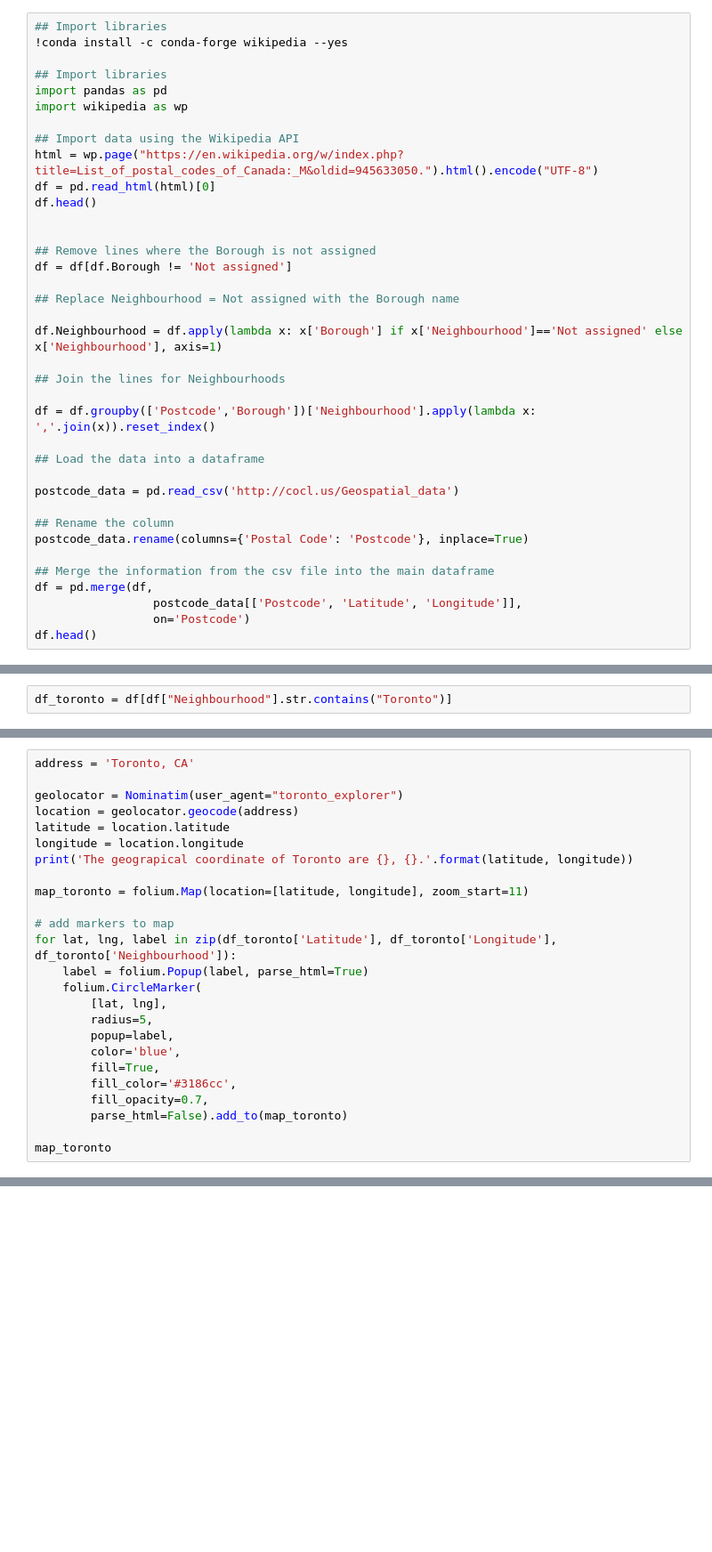
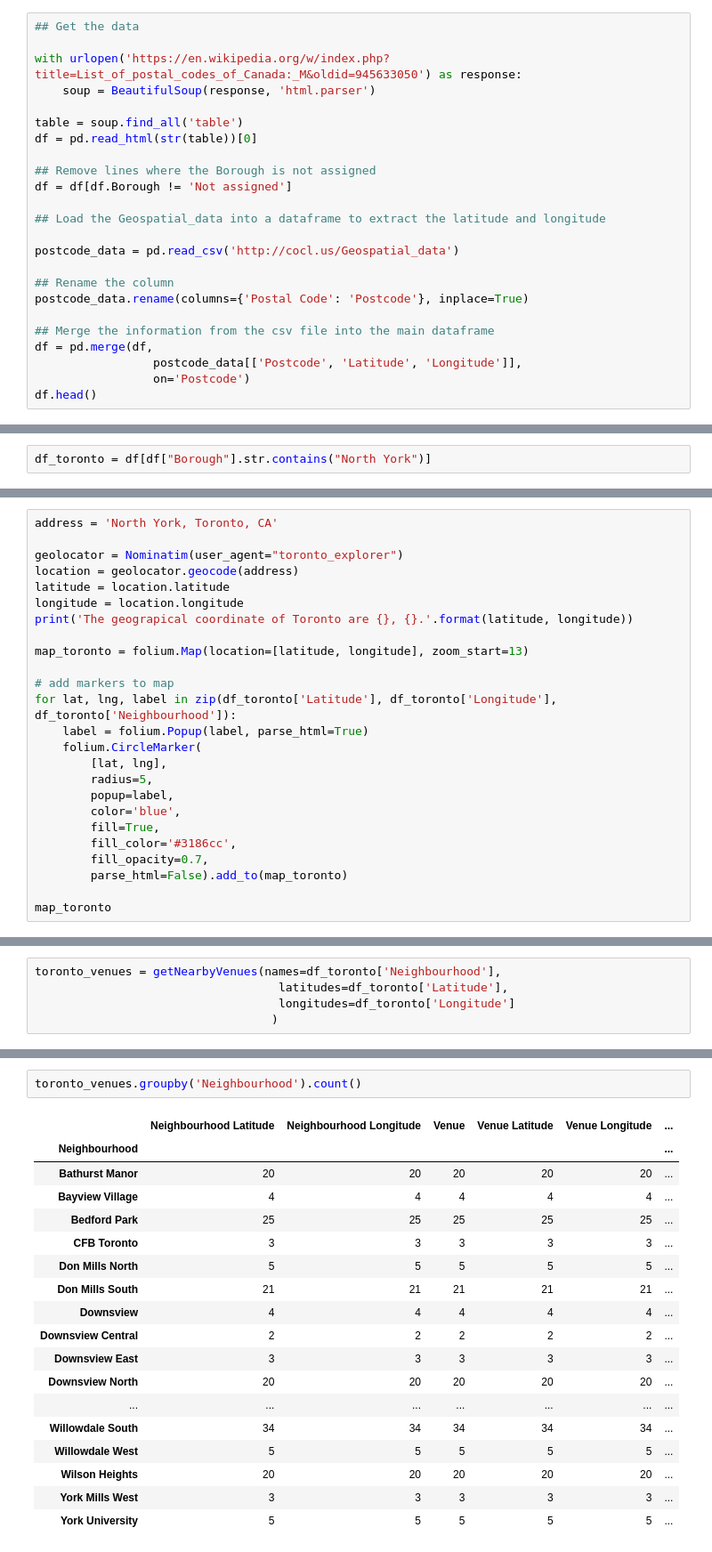
Before and after one commit to lpfpires/Applied-Data-Science-Capstone, a Jupyter notebook: Explore and cluster.ipynb, the cells around one changed output, grey strips where cells are left out. Shown at 89% size. Saved outputs shown, nothing was run; the diff lists cells and outputs as text; blank space fills up the shorter version.

```diff
--- a/Explore and cluster.ipynb
+++ b/Explore and cluster.ipynb
@@ -3,29 +71,16 @@
 # %%
-## Import libraries
-!conda install -c conda-forge wikipedia --yes
+## Get the data
 
-## Import libraries
-import pandas as pd
-import wikipedia as wp
+with urlopen('https://en.wikipedia.org/w/index.php?title=List_of_postal_codes_of_Canada:_M&oldid=945633050') as response:
+    soup = BeautifulSoup(response, 'html.parser')
 
-## Import data using the Wikipedia API
-html = wp.page("https://en.wikipedia.org/w/index.php?title=List_of_postal_codes_of_Canada:_M&oldid=945633050.").html().encode("UTF-8")
-df = pd.read_html(html)[0]
-df.head()
-
+table = soup.find_all('table')
+df = pd.read_html(str(table))[0]
 
 ## Remove lines where the Borough is not assigned
 df = df[df.Borough != 'Not assigned']
 
-## Replace Neighbourhood = Not assigned with the Borough name
-
-df.Neighbourhood = df.apply(lambda x: x['Borough'] if x['Neighbourhood']=='Not assigned' else x['Neighbourhood'], axis=1)
-
-## Join the lines for Neighbourhoods
-
-df = df.groupby(['Postcode','Borough'])['Neighbourhood'].apply(lambda x: ','.join(x)).reset_index()
-
-## Load the data into a dataframe
+## Load the Geospatial_data into a dataframe to extract the latitude and longitude
 
 postcode_data = pd.read_csv('http://cocl.us/Geospatial_data')
 
@@ -42,2 +106,2 @@ Solving environment: |
 # %%
-df_toronto = df[df["Neighbourhood"].str.contains("Toronto")]
+df_toronto = df[df["Borough"].str.contains("North York")]
@@ -50,5 +110,5 @@ from geopy.geocoders import Nominatim # convert an address into latitude and lon
 # %%
-address = 'Toronto, CA'
+address = 'North York, Toronto, CA'
 
 geolocator = Nominatim(user_agent="toronto_explorer")
 location = geolocator.geocode(address)
@@ -56,7 +116,7 @@ latitude = location.latitude
 longitude = location.longitude
 print('The geograpical coordinate of Toronto are {}, {}.'.format(latitude, longitude))
 
-map_toronto = folium.Map(location=[latitude, longitude], zoom_start=11)
+map_toronto = folium.Map(location=[latitude, longitude], zoom_start=13)
 
 # add markers to map
 for lat, lng, label in zip(df_toronto['Latitude'], df_toronto['Longitude'], df_toronto['Neighbourhood']):
@@ -76,0 +197,5 @@ from sklearn.cluster import KMeans
+# %%
+toronto_venues = getNearbyVenues(names=df_toronto['Neighbourhood'],
+                                   latitudes=df_toronto['Latitude'],
+                                   longitudes=df_toronto['Longitude']
+                                  )
@@ -76,0 +229,21 @@ from sklearn.cluster import KMeans
+# %%
+toronto_venues.groupby('Neighbourhood').count()
+# %% [output]
+|  | Neighbourhood Latitude | Neighbourhood Longitude | Venue | Venue Latitude | Venue Longitude | ... |
+| Neighbourhood |  |  |  |  |  | ... |
+| Bathurst Manor | 20 | 20 | 20 | 20 | 20 | ... |
+| Bayview Village | 4 | 4 | 4 | 4 | 4 | ... |
+| Bedford Park | 25 | 25 | 25 | 25 | 25 | ... |
+| CFB Toronto | 3 | 3 | 3 | 3 | 3 | ... |
+| Don Mills North | 5 | 5 | 5 | 5 | 5 | ... |
+| Don Mills South | 21 | 21 | 21 | 21 | 21 | ... |
+| Downsview | 4 | 4 | 4 | 4 | 4 | ... |
+| Downsview Central | 2 | 2 | 2 | 2 | 2 | ... |
+| Downsview East | 3 | 3 | 3 | 3 | 3 | ... |
+| Downsview North | 20 | 20 | 20 | 20 | 20 | ... |
+| ... | ... | ... | ... | ... | ... | ... |
+| Willowdale South | 34 | 34 | 34 | 34 | 34 | ... |
+| Willowdale West | 5 | 5 | 5 | 5 | 5 | ... |
+| Wilson Heights | 20 | 20 | 20 | 20 | 20 | ... |
+| York Mills West | 3 | 3 | 3 | 3 | 3 | ... |
+| York University | 5 | 5 | 5 | 5 | 5 | ... |
```
Also changed, not shown: parts of 30 cells of this notebook.
